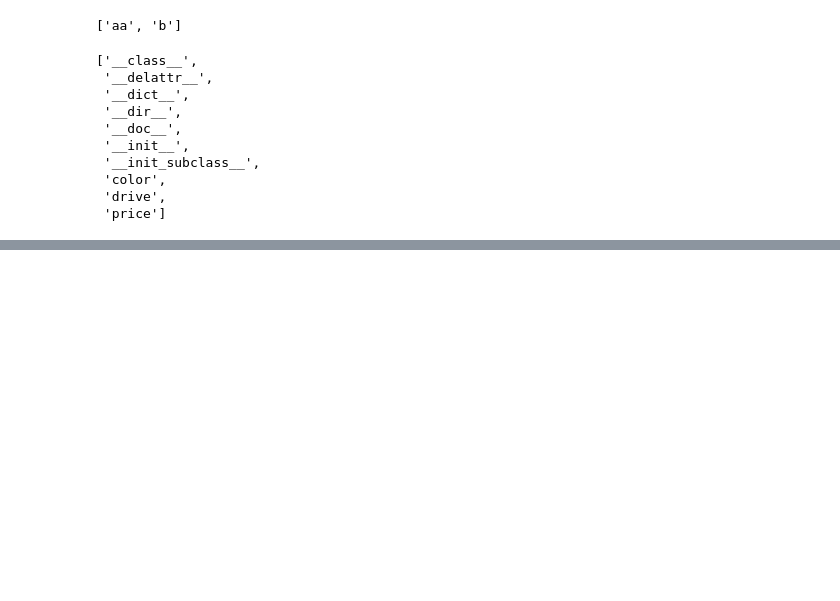
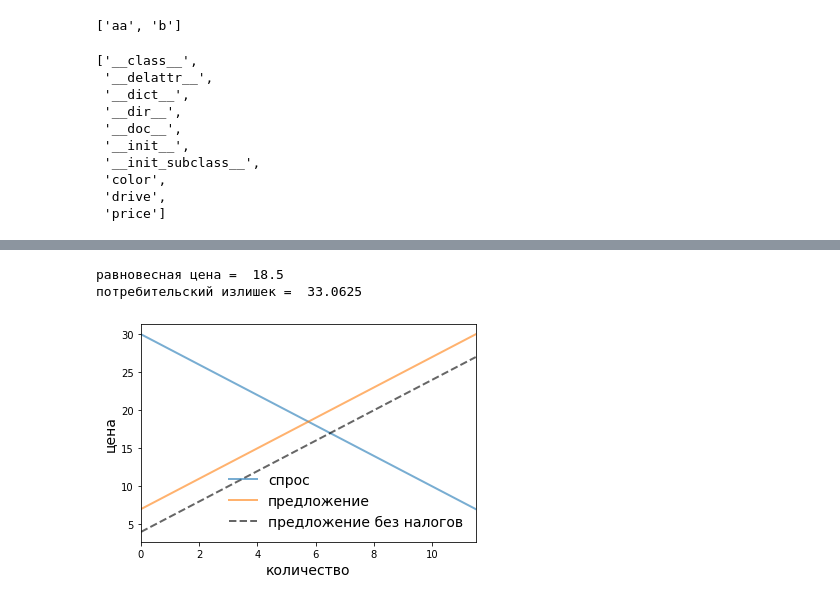
Before and after one commit to Shendrev/Proga, a Jupyter notebook: lek1.ipynb, the cells around one changed output, grey strips where cells are left out. Cells and saved outputs as stored; diff of their text form; code cells hidden in the pictures; blank space fills up the shorter version.

```diff
--- a/lek1.ipynb
+++ b/lek1.ipynb
@@ -87,0 +324,69 @@ class Car:
+# %%
+from scipy.integrate import quad
+class Market:
+  def __init__(self, ad, bd, az, bz, tax):
+    """
+    Настройка параметров рынка. Все параметры
+    являются скалярами.
+    """
+    self.ad, self.bd, self.az, self.bz, self.tax = ad, bd, az, bz, tax
+    if ad < az:
+      raise ValueError(' Недостаточный спрос.')
+  def price(self):
+    " Расчет равновесной цены"
+    return (self.ad - self.az + self.bz * self.tax) / (self.bd + self.bz)
+  def quantity(self):
+    " Расчет равновесного количества"
+    return self.ad - self.bd * self.price()
+  def consumer_surp(self):
+    " Расчет потребительского излишка "
+ # == Расчет площадь при обнаружении функции потребления == #
+    integrand = lambda x: (self.ad / self.bd) - (1 / self.bd) * x
+    area, error = quad(integrand, 0, self.quantity())
+    return area - self.price() * self.quantity()
+  def producer_surp(self):
+    " Расчет излишка у производителя "
+ # == Расчет площади над обратной кривой предложения, исключая налог == #
+    integrand = lambda x: - (self.az / self.bz) + (1 / self.bz) * x
+    area, error = quad(integrand, 0, self.quantity())
+    return (self.price() - self.tax) * self.quantity() - area
+  def taxrev(self):
+    " Расчет налоговых поступлений "
+    return self.tax * self.quantity()
+  def inverse_demand(self, x):
+    " Расчет обратного спроса "
+    return self.ad / self.bd - (1 / self.bd)* x
+  def inverse_supply(self, x):
+    " Расчет обратной кривой предложения "
+    return -(self.az / self.bz) + (1 / self.bz) * x + self.tax
+  def inverse_supply_no_tax(self, x):
+    "Расчет обратной кривой предложения без налога "
+    return -(self.az / self.bz) + (1 / self.bz) * x
+baseline_params = 15, .5, -2, .5, 3
+m = Market(*baseline_params)
+print("равновесная цена = ", m.price())
+print("потребительский излишек = ", m.consumer_surp())
+# %% [output]
+равновесная цена =  18.5
+потребительский излишек =  33.0625
+# %%
+import numpy as np
+# Исходные значения ad, bd, az, bz, tax
+baseline_params = 15, .5, -2, .5, 3
+m = Market(*baseline_params)
+q_max = m.quantity() * 2
+q_grid = np.linspace(0.0, q_max, 100)
+pd = m.inverse_demand(q_grid)
+ps = m.inverse_supply(q_grid)
+psno = m.inverse_supply_no_tax(q_grid)
+fig, ax = plt.subplots()
+ax.plot(q_grid, pd, lw=2, alpha=0.6, label='спрос')
+ax.plot(q_grid, ps, lw=2, alpha=0.6, label='предложение')
+ax.plot(q_grid, psno, '--k', lw=2, alpha=0.6, label='предложение без налогов')
+ax.set_xlabel('количество', fontsize=14)
+ax.set_xlim(0, q_max)
+ax.set_ylabel('цена', fontsize=14)
+ax.legend(loc='lower right', frameon=False, fontsize=14)
+plt.show()
+# %% [output]
+[figure, added]
```
Also changed, not shown: parts of 14 cells of this notebook.
